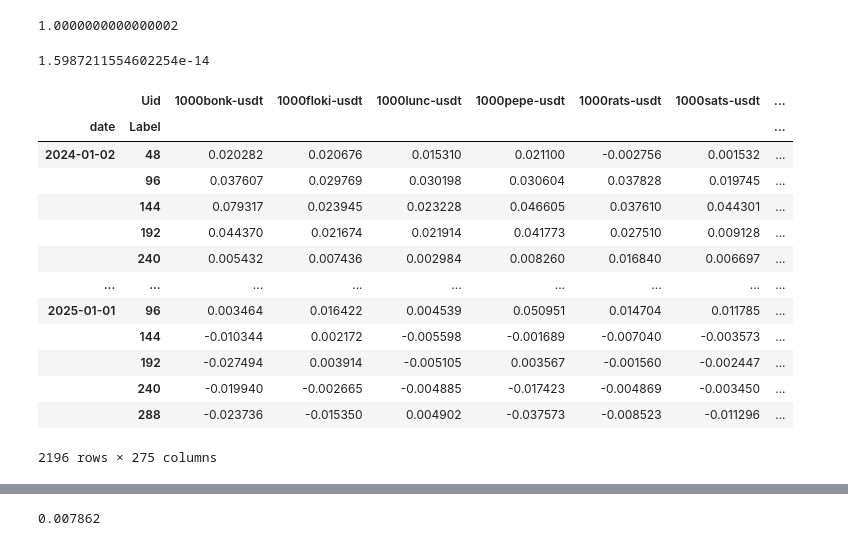
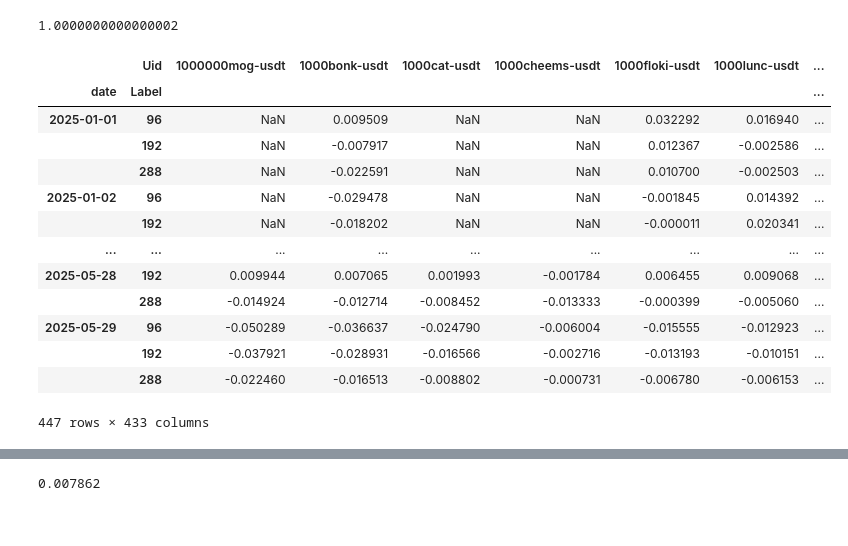
Before and after one commit to sdload2020/factorlib, a Jupyter notebook: datacheck/datacheck.ipynb, the cells around one changed output, grey strips where cells are left out. Saved outputs shown, nothing was run; the diff lists cells and outputs as text; code cells hidden in the pictures.

```diff
--- a/datacheck/datacheck.ipynb
+++ b/datacheck/datacheck.ipynb
@@ -28,26 +28,22 @@ filtered_df.iloc[2000].sum()
 1.0000000000000002
 # %%
 import pandas as pd
-df = pd.read_parquet('/data-platform/shared/yzl/factor_values/pv_v3_4h_trend_vpfs_4608_yzl_v1.parquet')
+# df = pd.read_parquet('/data-platform/shared/yzl/factor_values/pv_v3_4h_trend_vpfs_4608_yzl_v1.parquet')
+# df
+df = pd.read_parquet('/data-platform/yzl/factor_manage/result/indicator/xy5.parquet')
 df
 # %% [output]
+|  | Uid | 1000000mog-usdt | 1000bonk-usdt | 1000cat-usdt | 1000cheems-usdt | 1000floki-usdt | 1000lunc-usdt | ... |
+| date | Label |  |  |  |  |  |  | ... |
+| 2025-01-01 | 96 | NaN | 0.009509 | NaN | NaN | 0.032292 | 0.016940 | ... |
+|  | 192 | NaN | -0.007917 | NaN | NaN | 0.012367 | -0.002586 | ... |
+|  | 288 | NaN | -0.022591 | NaN | NaN | 0.010700 | -0.002503 | ... |
+| 2025-01-02 | 96 | NaN | -0.029478 | NaN | NaN | -0.001845 | 0.014392 | ... |
+|  | 192 | NaN | -0.018202 | NaN | NaN | -0.000011 | 0.020341 | ... |
+| ... | ... | ... | ... | ... | ... | ... | ... | ... |
+| 2025-05-28 | 192 | 0.009944 | 0.007065 | 0.001993 | -0.001784 | 0.006455 | 0.009068 | ... |
+|  | 288 | -0.014924 | -0.012714 | -0.008452 | -0.013333 | -0.000399 | -0.005060 | ... |
+| 2025-05-29 | 96 | -0.050289 | -0.036637 | -0.024790 | -0.006004 | -0.015555 | -0.012923 | ... |
+|  | 192 | -0.037921 | -0.028931 | -0.016566 | -0.002716 | -0.013193 | -0.010151 | ... |
+|  | 288 | -0.022460 | -0.016513 | -0.008802 | -0.000731 | -0.006780 | -0.006153 | ... |
-1.5987211554602254e-14
+447 rows × 433 columns
-# %%
-import pandas as pd
-df = pd.read_parquet('/home/yangzhilin/backtest/backtest_light/factor_values/xy2.parquet')
-df
-# %% [output]
-|  | Uid | 1000bonk-usdt | 1000floki-usdt | 1000lunc-usdt | 1000pepe-usdt | 1000rats-usdt | 1000sats-usdt | ... |
-| date | Label |  |  |  |  |  |  | ... |
-| 2024-01-02 | 48 | 0.020282 | 0.020676 | 0.015310 | 0.021100 | -0.002756 | 0.001532 | ... |
-|  | 96 | 0.037607 | 0.029769 | 0.030198 | 0.030604 | 0.037828 | 0.019745 | ... |
-|  | 144 | 0.079317 | 0.023945 | 0.023228 | 0.046605 | 0.037610 | 0.044301 | ... |
-|  | 192 | 0.044370 | 0.021674 | 0.021914 | 0.041773 | 0.027510 | 0.009128 | ... |
-|  | 240 | 0.005432 | 0.007436 | 0.002984 | 0.008260 | 0.016840 | 0.006697 | ... |
-| ... | ... | ... | ... | ... | ... | ... | ... | ... |
-| 2025-01-01 | 96 | 0.003464 | 0.016422 | 0.004539 | 0.050951 | 0.014704 | 0.011785 | ... |
-|  | 144 | -0.010344 | 0.002172 | -0.005598 | -0.001689 | -0.007040 | -0.003573 | ... |
-|  | 192 | -0.027494 | 0.003914 | -0.005105 | 0.003567 | -0.001560 | -0.002447 | ... |
-|  | 240 | -0.019940 | -0.002665 | -0.004885 | -0.017423 | -0.004869 | -0.003450 | ... |
-|  | 288 | -0.023736 | -0.015350 | 0.004902 | -0.037573 | -0.008523 | -0.011296 | ... |
-2196 rows × 275 columns
```
Also changed, not shown: parts of 2 cells of this notebook, 9 other files.
